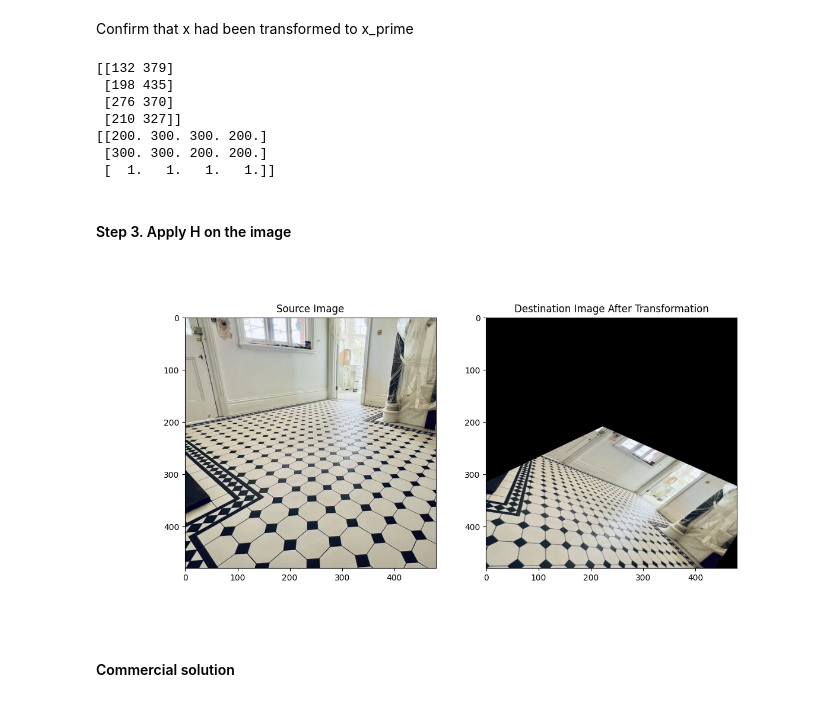
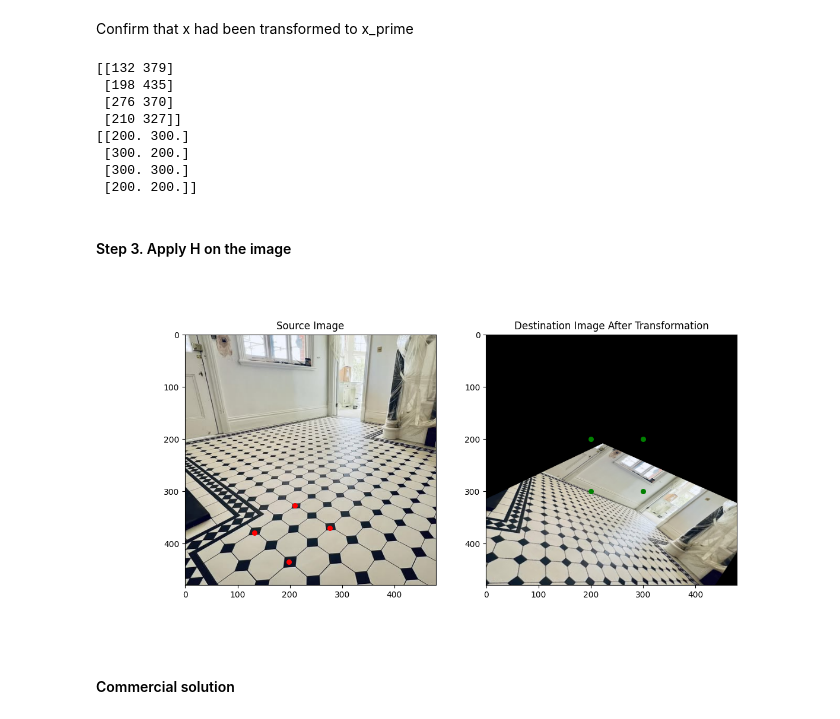
Before and after one commit to chedinhtrung/multiple_view_geom, a Jupyter notebook: intro/projection_rectification.ipynb, the cells around one changed output. Saved outputs shown, nothing was run; the diff lists cells and outputs as text; code cells hidden in the pictures.

```diff
--- a/intro/projection_rectification.ipynb
+++ b/intro/projection_rectification.ipynb
@@ -146,6 +148,7 @@ Confirm that x had been transformed to x_prime
 x_p = H @ (np.hstack((x, np.ones((4,1))))).T
 # convert back to (x, y, 1) form
 x_p = x_p * 1/x_p[-1]
+x_p = x_p[:-1, :].reshape((-1, 2))
 # %%
 print(x)
 print(x_p)
@@ -154,36 +157,41 @@ print(x_p)
  [198 435]
  [276 370]
  [210 327]]
-[[200. 300. 300. 200.]
- [300. 300. 200. 200.]
- [  1.   1.   1.   1.]]
+[[200. 300.]
+ [300. 200.]
+ [300. 300.]
+ [200. 200.]]
 # %% [markdown]
 #### Step 3. Apply H on the image
 # %%
 %matplotlib widget
 from scipy import ndimage as ndi
 from skimage.io import imread
 from skimage.color import rgb2gray
 from skimage.transform import ProjectiveTransform, warp
 import numpy as np
 
 im_src = imread('../images/floor.jpg')
 height, width, dim = im_src.shape
 im_dst = np.zeros((height, width, dim))
 
 
 im_dst = warp(im_src, H, output_shape=(height, width))
 
 plt.figure(figsize=(12, 6))
 plt.subplot(121)
 plt.imshow(im_src)
+x_coords, y_coords = zip(*x)
+plt.scatter(x_coords, y_coords, s=30, color="red")
 plt.title('Source Image')
 plt.subplot(122)
 plt.imshow(im_dst)
+x_coords, y_coords = zip(*x_p)
+plt.scatter(x_coords, y_coords, s=30, color="green")
 plt.title('Destination Image After Transformation')
 plt.show()
 # %% [output]
-[figure, old version]
+[figure, new version]
 # %% [markdown]
 #### Commercial solution
 # %%
```
Also changed, not shown: parts of 2 cells of this notebook, 1 other file.
